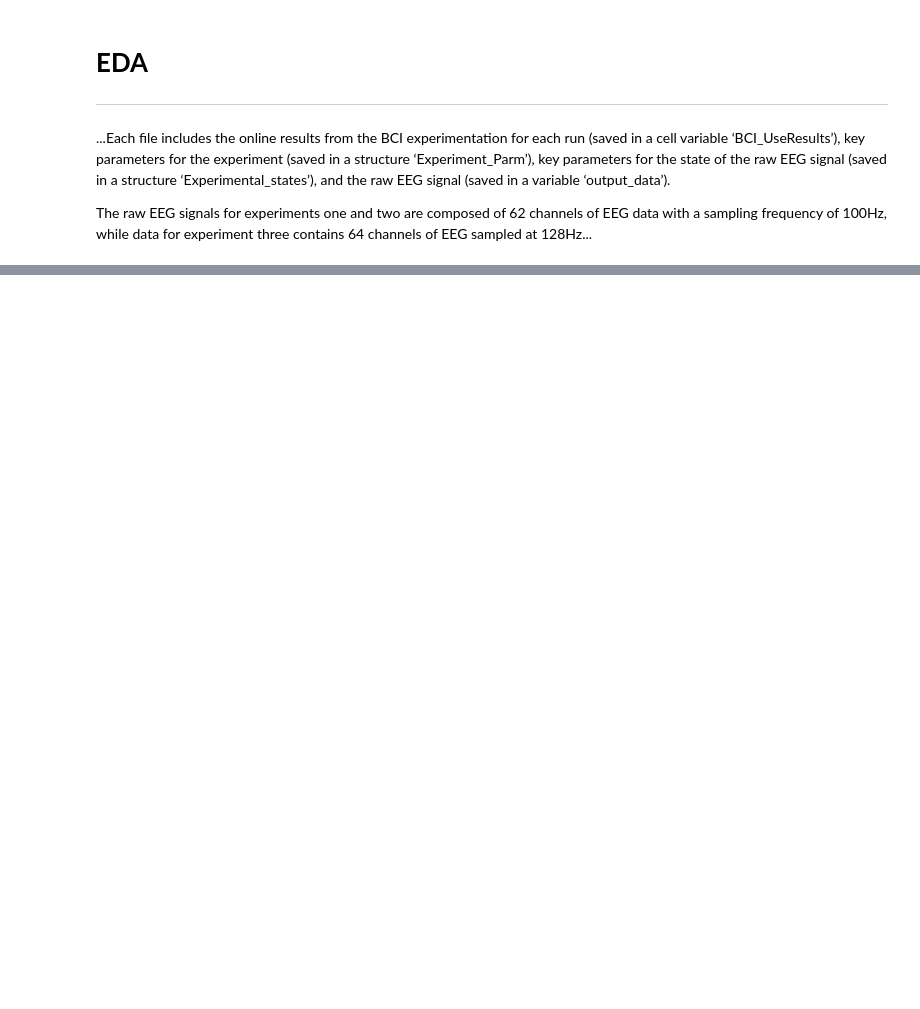
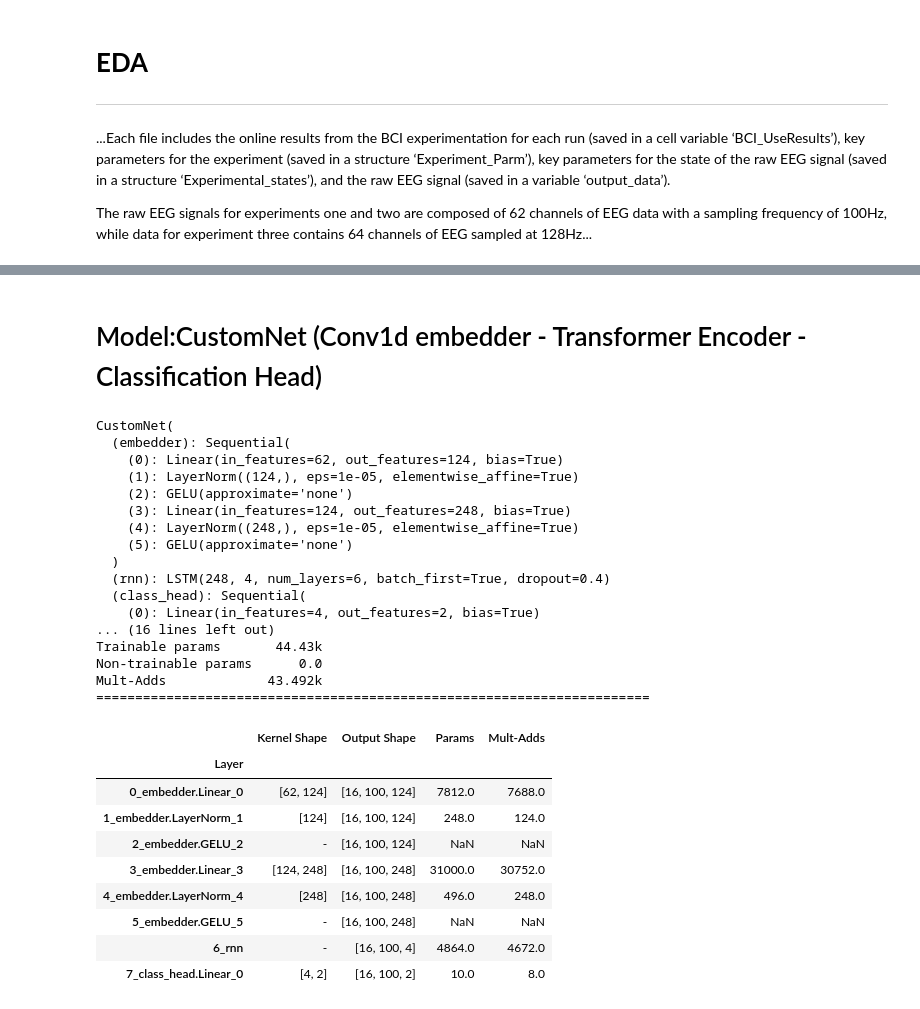
Before and after one commit to IDL-SG1-BCI-EEG/main, a Jupyter notebook: IDL_BCI_EEG_EDA.ipynb, the cells around one changed output, grey strips where cells are left out. Saved outputs shown, nothing was run; the diff lists cells and outputs as text; code cells hidden in the pictures; blank space fills up the shorter version.

```diff
--- a/IDL_BCI_EEG_EDA.ipynb
+++ b/IDL_BCI_EEG_EDA.ipynb
@@ -246,0 +190,2 @@ plt.plot(raw_eeg[trial_start_end_index[4]:trial_start_end_index[5],:])
+# %% [markdown]
+# Model:CustomNet (Conv1d embedder - Transformer Encoder - Classification Head)
@@ -246,0 +264,69 @@ plt.plot(raw_eeg[trial_start_end_index[4]:trial_start_end_index[5],:])
+# %%
+class CustomNet(nn.Module):
+    def __init__(self, in_channels=62, hid_dim=6, n_classes=2, n_layers=5,dropout=0.5):
+        super().__init__()
+        self.embedder = nn.Sequential(#PermuteBlock(),
+            nn.Linear(in_channels, in_channels*2),
+            nn.LayerNorm(in_channels*2), torch.nn.GELU(),
+            nn.Linear(in_channels*2, in_channels*4),
+            nn.LayerNorm(in_channels*4), torch.nn.GELU(),
+           )#PermuteBlock())
+
+        self.rnn = nn.LSTM(in_channels*4, hid_dim, num_layers=n_layers, batch_first=True,
+                           dropout=dropout)
+        self.class_head = nn.Sequential(
+            nn.Linear(hid_dim, n_classes),
+        )
+        self._init_weights()
+
+    def _init_weights(self):
+        for m in self.modules():
+            if isinstance(m, nn.Linear):
+                nn.init.xavier_uniform_(m.weight, gain=1)
+                if m.bias is not None:
+                    nn.init.constant_(m.bias, 0)
+            elif isinstance(m, nn.BatchNorm2d):
+                nn.init.constant_(m.weight, 1)
+                nn.init.constant_(m.bias, 0)
+            elif isinstance(m, nn.Linear):
+                nn.init.xavier_uniform_(m.weight, gain=1)
+                nn.init.constant_(m.bias, 0)
+
+    def forward(self, x):
+        x = self.embedder(x)
+        x, _ = self.rnn(x)
+        x = self.class_head(x)
+        return x[:,-1,:]
+# %%
+model = CustomNet(in_channels=62, hid_dim=4, n_classes=2,n_layers=6, dropout=0.4).to(DEVICE)
+print(model)
+xt = xt.cuda()
+summary(model, xt)
+# %% [output]
+CustomNet(
+  (embedder): Sequential(
+    (0): Linear(in_features=62, out_features=124, bias=True)
+    (1): LayerNorm((124,), eps=1e-05, elementwise_affine=True)
+    (2): GELU(approximate='none')
+    (3): Linear(in_features=124, out_features=248, bias=True)
+    (4): LayerNorm((248,), eps=1e-05, elementwise_affine=True)
+    (5): GELU(approximate='none')
+  )
+  (rnn): LSTM(248, 4, num_layers=6, batch_first=True, dropout=0.4)
+  (class_head): Sequential(
+    (0): Linear(in_features=4, out_features=2, bias=True)
+... (16 lines left out)
+Trainable params       44.43k
+Non-trainable params      0.0
+Mult-Adds             43.492k
+=======================================================================
+|  | Kernel Shape | Output Shape | Params | Mult-Adds |
+| Layer |  |  |  |  |
+| 0_embedder.Linear_0 | [62, 124] | [16, 100, 124] | 7812.0 | 7688.0 |
+| 1_embedder.LayerNorm_1 | [124] | [16, 100, 124] | 248.0 | 124.0 |
+| 2_embedder.GELU_2 | - | [16, 100, 124] | NaN | NaN |
+| 3_embedder.Linear_3 | [124, 248] | [16, 100, 248] | 31000.0 | 30752.0 |
+| 4_embedder.LayerNorm_4 | [248] | [16, 100, 248] | 496.0 | 248.0 |
+| 5_embedder.GELU_5 | - | [16, 100, 248] | NaN | NaN |
+| 6_rnn | - | [16, 100, 4] | 4864.0 | 4672.0 |
+| 7_class_head.Linear_0 | [4, 2] | [16, 100, 2] | 10.0 | 8.0 |
```
Also changed, not shown: parts of 16 cells of this notebook.
